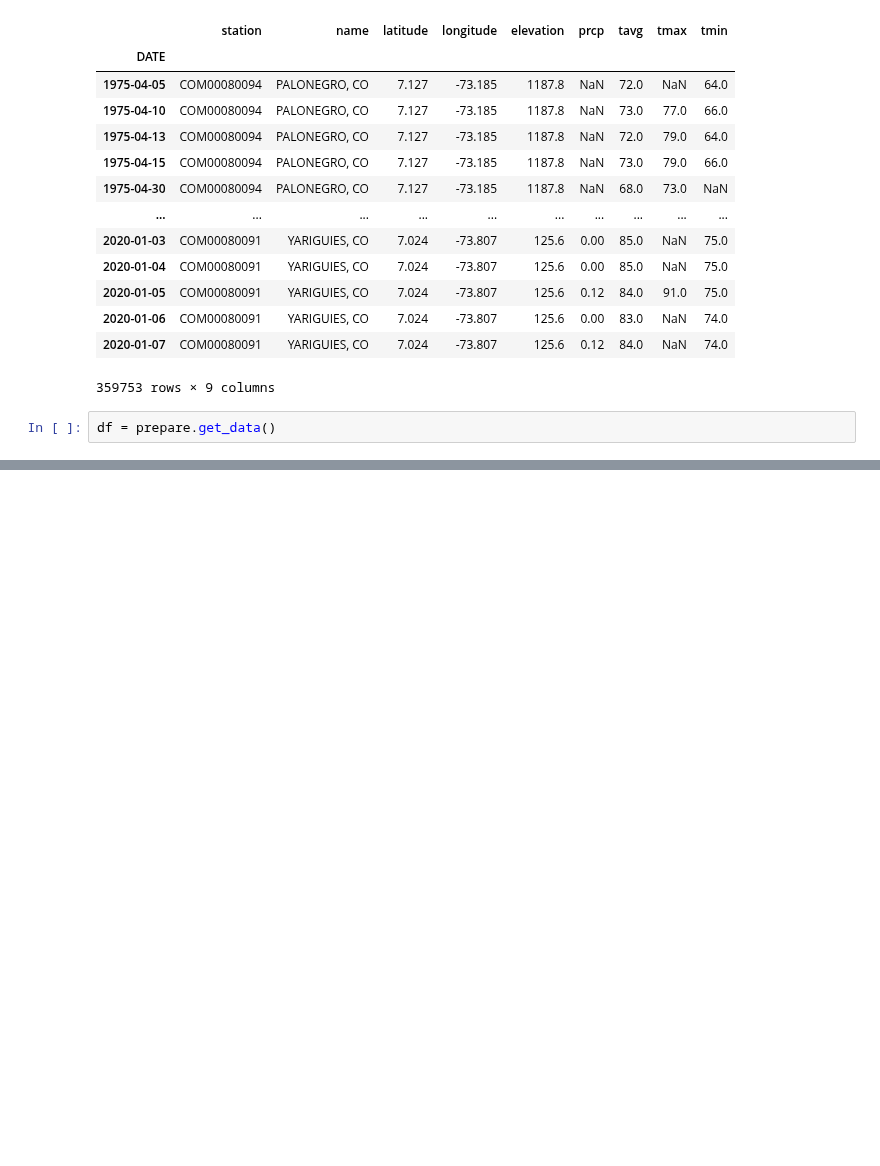
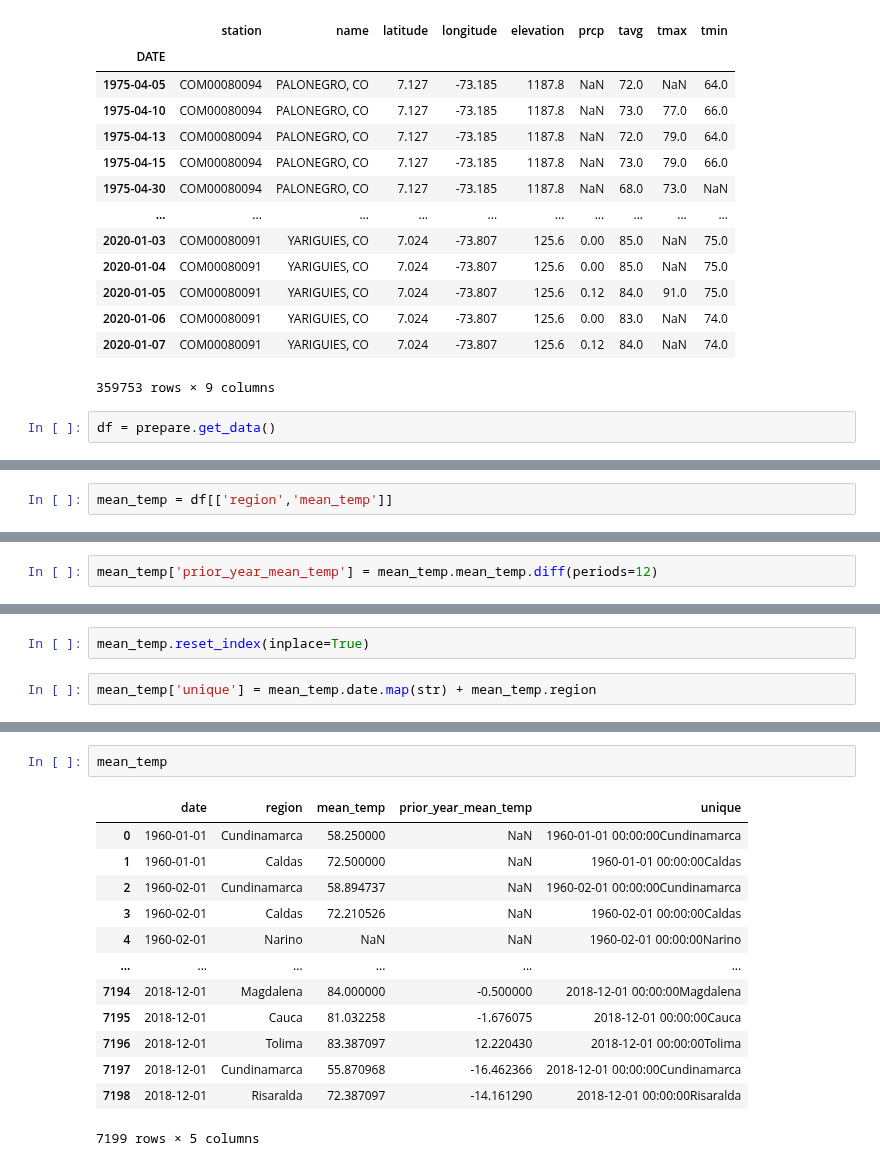
Before and after one commit to Data-Robusta/data-robusta, a Jupyter notebook: jeff_scratch.ipynb, the cells around one changed output, grey strips where cells are left out. Cells and saved outputs as stored; diff of their text form; blank space fills up the shorter version.

```diff
--- a/jeff_scratch.ipynb
+++ b/jeff_scratch.ipynb
@@ -452,0 +453,2 @@ df[df.inflated.isna()].head(120)
+# %%
+mean_temp = df[['region','mean_temp']]
@@ -452,0 +476,2 @@ df[df.inflated.isna()].head(120)
+# %%
+mean_temp['prior_year_mean_temp'] = mean_temp.mean_temp.diff(periods=12)
@@ -452,0 +505,4 @@ df[df.inflated.isna()].head(120)
+# %%
+mean_temp.reset_index(inplace=True)
+# %%
+mean_temp['unique'] = mean_temp.date.map(str) + mean_temp.region
@@ -452,0 +527,16 @@ df[df.inflated.isna()].head(120)
+# %%
+mean_temp
+# %% [output]
+|  | date | region | mean_temp | prior_year_mean_temp | unique |
+| 0 | 1960-01-01 | Cundinamarca | 58.250000 | NaN | 1960-01-01 00:00:00Cundinamarca |
+| 1 | 1960-01-01 | Caldas | 72.500000 | NaN | 1960-01-01 00:00:00Caldas |
+| 2 | 1960-02-01 | Cundinamarca | 58.894737 | NaN | 1960-02-01 00:00:00Cundinamarca |
+| 3 | 1960-02-01 | Caldas | 72.210526 | NaN | 1960-02-01 00:00:00Caldas |
+| 4 | 1960-02-01 | Narino | NaN | NaN | 1960-02-01 00:00:00Narino |
+| ... | ... | ... | ... | ... | ... |
+| 7194 | 2018-12-01 | Magdalena | 84.000000 | -0.500000 | 2018-12-01 00:00:00Magdalena |
+| 7195 | 2018-12-01 | Cauca | 81.032258 | -1.676075 | 2018-12-01 00:00:00Cauca |
+| 7196 | 2018-12-01 | Tolima | 83.387097 | 12.220430 | 2018-12-01 00:00:00Tolima |
+| 7197 | 2018-12-01 | Cundinamarca | 55.870968 | -16.462366 | 2018-12-01 00:00:00Cundinamarca |
+| 7198 | 2018-12-01 | Risaralda | 72.387097 | -14.161290 | 2018-12-01 00:00:00Risaralda |
+7199 rows × 5 columns
```
Also changed, not shown: parts of 12 cells of this notebook, 1 other file.
